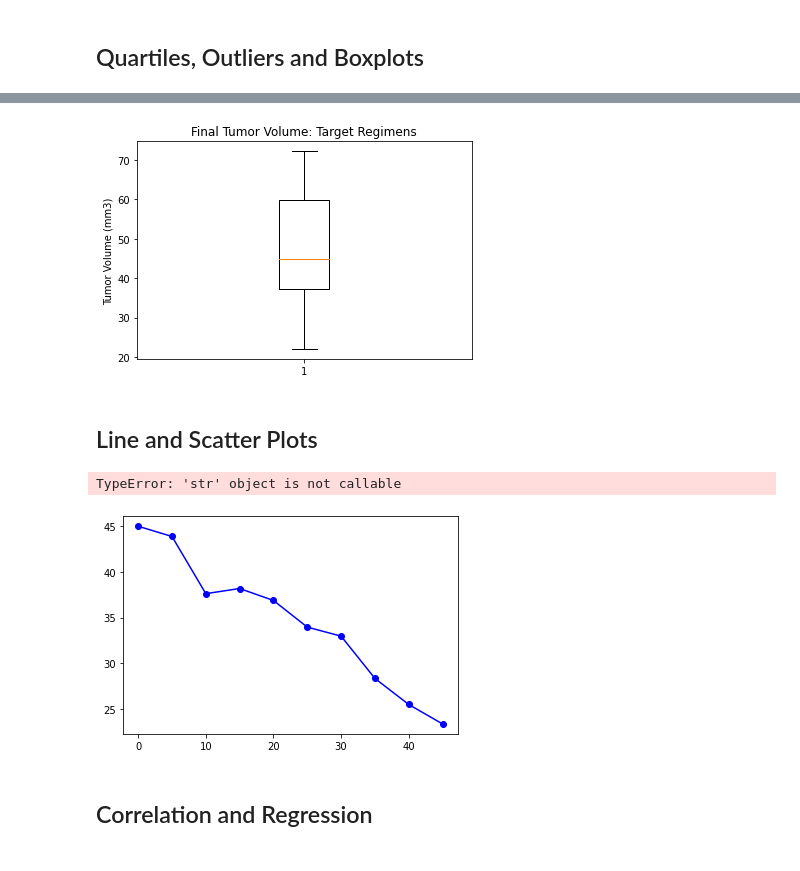
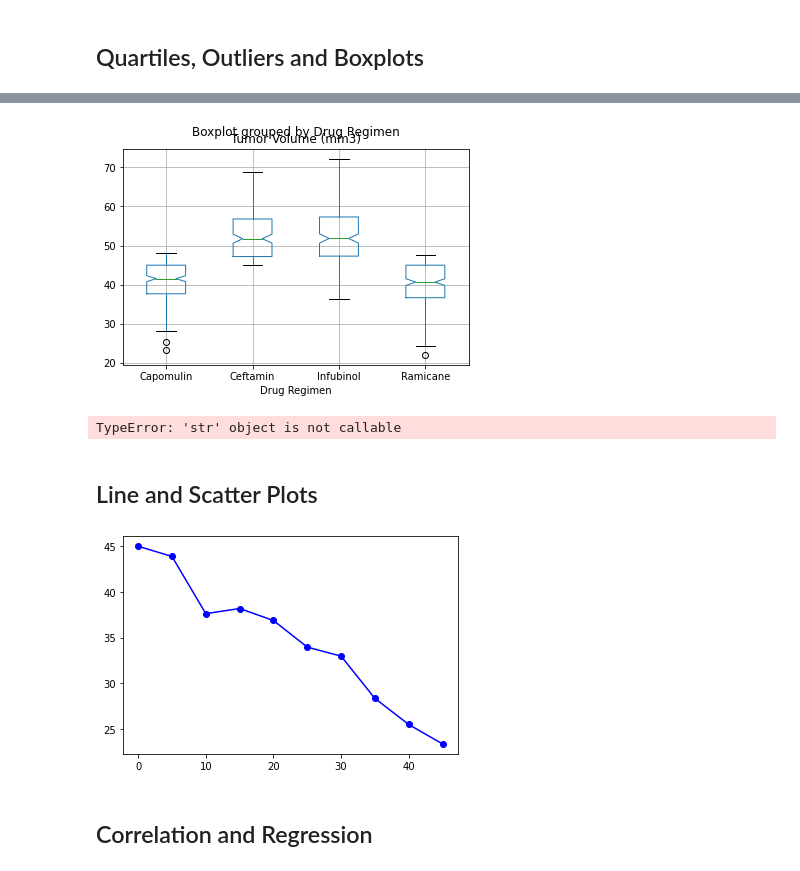
Before and after one commit to sustainedtang/matplotlib-challenge-, a Jupyter notebook: pymaceuticals_starter.ipynb, the cells around one changed output, grey strips where cells are left out. Cells and saved outputs as stored; diff of their text form; code cells hidden in the pictures.

Commit message:
Added box chart

```diff
--- a/pymaceuticals_starter.ipynb
+++ b/pymaceuticals_starter.ipynb
@@ -218,24 +206,21 @@ final_drugs = mice_data.drop_duplicates(subset=['Mouse ID'], keep='last')
 treatments = ['Capomulin', 'Ramicane', 'Infubinol', 'Ceftamin']
 # Create empty list to fill with tumor vol data (for plotting)
 tumor_list = []
-
-# Locate the rows which contain mice on each drug and get the tumor volumes
-capo_final = list(final_drugs[final_drugs['Drug Regimen'] == 'Capomulin']['Tumor Volume (mm3)'])
-rami_final = list(final_drugs[final_drugs['Drug Regimen'] == 'Ramicane']['Tumor Volume (mm3)'])
-infu_final = list(final_drugs[final_drugs['Drug Regimen'] == 'Infubinol']['Tumor Volume (mm3)'])
-ceft_final = list(final_drugs[final_drugs['Drug Regimen'] == 'Ceftamin']['Tumor Volume (mm3)'])
-tumor_list = (capo_final + rami_final + infu_final + ceft_final)
+treatments_df = mice_data[mice_data["Drug Regimen"].isin(["Capomulin",'Ramicane', 'Infubinol', 'Ceftamin'])]
 # Calculate the IQR and quantitatively determine if there are any potential outliers.
-quartiles = final_drugs['Tumor Volume (mm3)'].quantile([0.25,.5,0.75])
+quartiles = treatments_df['Tumor Volume (mm3)'].quantile([0.25,.5,0.75])
 lowerq = quartiles[0.25]
 upperq = quartiles[0.75]
 iqr = upperq - lowerq
-print(f'Quartiles: {quartiles}')
+print(f'Quartiles: \n{quartiles}')
 print(f'IQR: {iqr}')
 
 
 
 
+    # Locate the rows which contain mice on each drug and get the tumor volumes
+
+all_tumor_list = treatments_df['Tumor Volume (mm3)']
 
     # add subset
 
@@ -245,6 +230,6 @@ lower_bound = int(lowerq - (1.5*iqr))
 upper_bound = int(upperq + (1.5*iqr))
 print(f'Lower Bound: {lower_bound}' )
 print(f'Upper Bound: {upper_bound}')
-q_data = final_drugs.loc[(final_drugs['Tumor Volume (mm3)'] < lower_bound) | (final_drugs['Tumor Volume (mm3)'] > upper_bound)]
-capo_final
+q_data = treatments_df.loc[(treatments_df['Tumor Volume (mm3)'] < lower_bound) | (treatments_df['Tumor Volume (mm3)'] > upper_bound)]
+q_data
 # %% [output]
@@ -252,12 +262,13 @@ SyntaxError: invalid syntax (<ipython-input-135-e8271784aaf0>, line 5)
 # %%
 # Generate a box plot of the final tumor volume of each mouse across four regimens of interest
-fig1, ax1 = plt.subplots()
-ax1.set_title('Final Tumor Volume: Target Regimens')
-ax1.set_ylabel('Tumor Volume (mm3)')
-ax1.boxplot(tumor_list)
+
+plt.title('Final Tumor Volume: Target Regimens')
+#ax1.set_ylabel('Tumor Volume (mm3)')
+treatments_df.boxplot(column=['Tumor Volume (mm3)'], by='Drug Regimen', notch=True)
 plt.show()
 # %% [output]
-[figure, old version]
+[figure, new version]
+TypeError: 'str' object is not callable
 # %% [markdown]
 ## Line and Scatter Plots
 # %%
@@ -273,10 +284,9 @@ capo_vol_list = list(capo_mouse['Tumor Volume (mm3)'])
 plt.plot(capo_time_list, capo_vol_list, marker='o', color='b')
 plt.xlabel = "Timepoint"
 plt.ylabel = "Tumor Volume"
-plt.title(label="Tumor Volume vs Timepoint \nMouse s185 treated with Capomulin")
+#plt.title("Tumor Volume vs Timepoint \nMouse s185 treated with Capomulin")
 plt.show()
 # %% [output]
-TypeError: 'str' object is not callable
 [figure]
 # %%
 # Generate a scatter plot of average tumor volume vs. mouse weight for the Capomulin regimen
```
Also changed, not shown: parts of 3 cells of this notebook.
